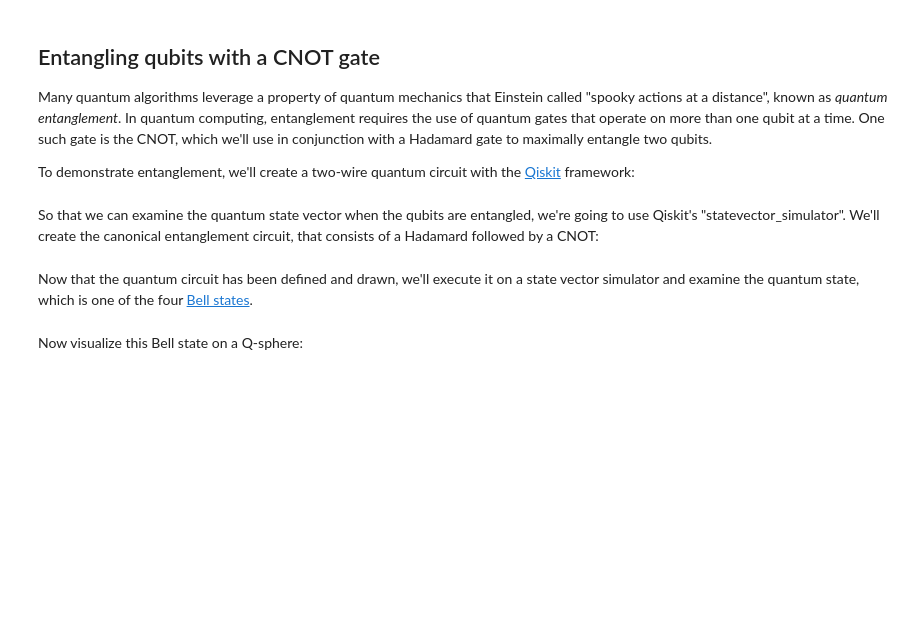
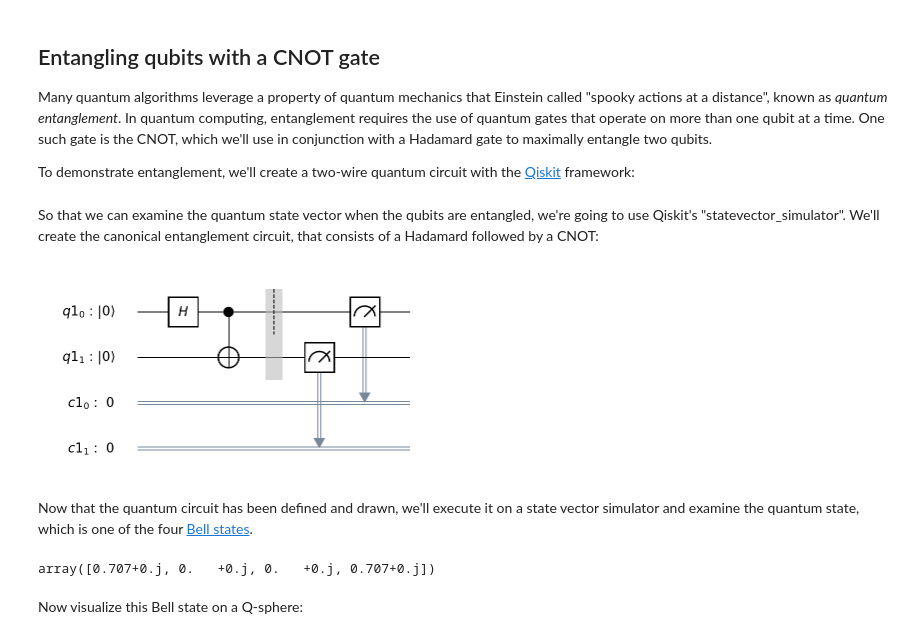
Before and after one commit to JavaFXpert/qiskit4devs-workshop-notebooks, a Jupyter notebook: entangling_qubits.ipynb, the cells around one changed output. Drawn from its saved outputs; the diff is of its cells as text; code cells hidden in the pictures; blank space fills up the shorter version.

```diff
--- a/entangling_qubits.ipynb
+++ b/entangling_qubits.ipynb
@@ -17,19 +13,29 @@ So that we can examine the quantum state vector when the qubits are entangled, w
 # %%
 # Create a Quantum Register with 2 qubits
 qr = QuantumRegister(2)
 
-# Create a Quantum Circuit from the quantum register. Because we're going to use
-# the statevector_simulator, we won't measure the circuit or need classical registers.
-circ = QuantumCircuit(qr)
+# Create a Classical Register with 2 bits
+cr = ClassicalRegister(2)
+
+# Create a Quantum Circuit from the quantum and classical registers
+circ = QuantumCircuit(qr, cr)
 
 # Place Hadamard gate on the top wire, putting this qubit in a superposition.
 circ.h(qr[0])
 
 # Add a CX (CNOT) gate across the top two wires, entangling the qubits.
 circ.cx(qr[0], qr[1])
 
-# Draw the circuit
+# Create a barrier that separates the gates from the measurements
+circ.barrier(qr)
+
+# Measure the qubits into the classical registers
+circ.measure(qr, cr)
+
+# Draw the new circuit
 circ.draw(output='mpl')
+# %% [output]
+[figure, added]
 # %% [markdown]
 Now that the quantum circuit has been defined and drawn, we'll execute it on a state vector simulator and examine the quantum state, which is one of the four [Bell states](https://en.wikipedia.org/wiki/Bell_state).
 # %%
@@ -48,6 +54,8 @@ quantum_state = result_sim.get_statevector(circ, decimals=3)
 
 # Output the quantum state vector in a manner that contains a comma-delimited string.
 quantum_state
+# %% [output]
+array([0.707+0.j, 0.   +0.j, 0.   +0.j, 0.707+0.j])
 # %% [markdown]
 Now visualize this Bell state on a Q-sphere:
 # %%
```
Also changed, not shown: parts of 12 cells of this notebook.
